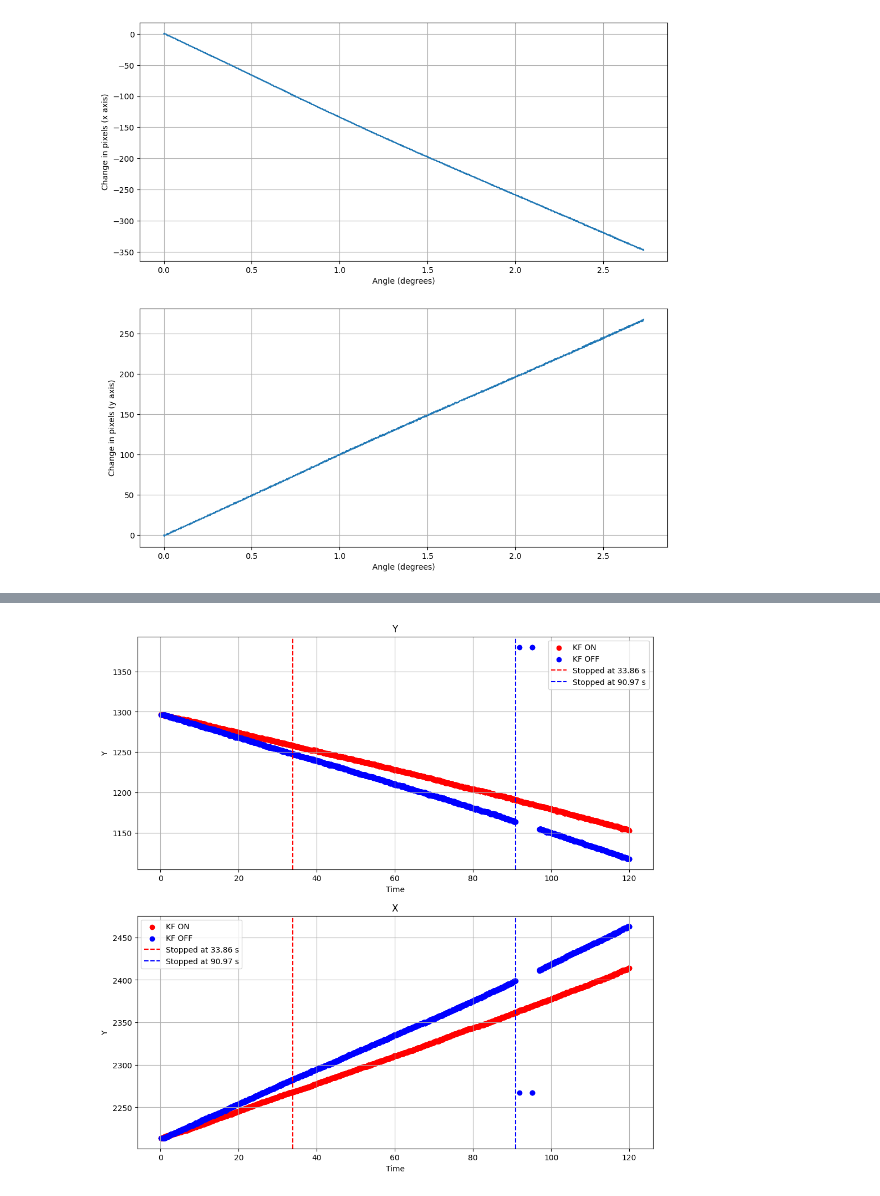
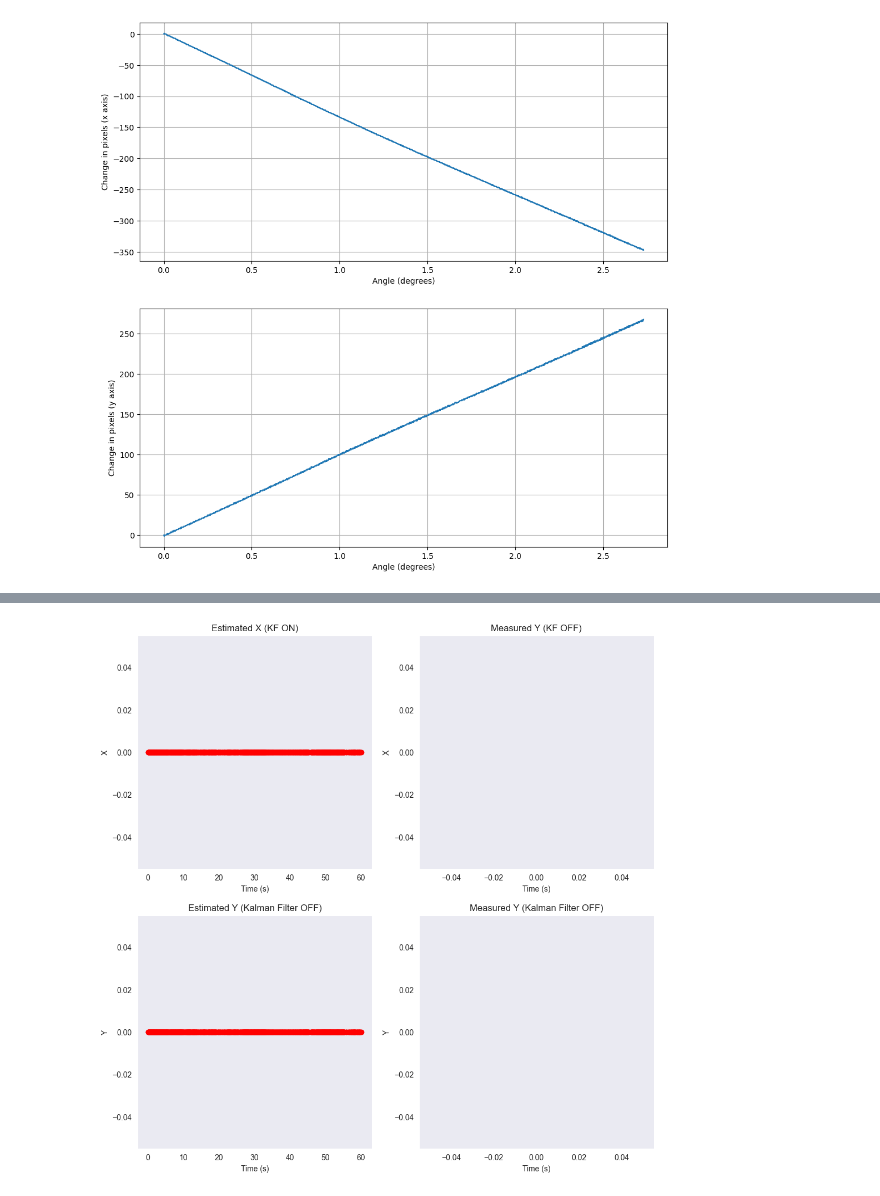
Before and after one commit to Bloodaxe90/Satellite_Tracking, a Jupyter notebook: notebooks/inference.ipynb, the cells around one changed output, grey strips where cells are left out. Cells and saved outputs as stored; diff of their text form; code cells hidden in the pictures.

```diff
--- a/notebooks/inference.ipynb
+++ b/notebooks/inference.ipynb
@@ -751,31 +752,34 @@ Loaded final_tracking.04A_KF1_G120_E32_B2_R(8288, 5640)_S(0, 0)_BC1_FSM0_MOU1_ME
 # %%
-fig, axis = plt.subplots(2, 1, figsize = (12, 12))
-Q1 = results.quantile(0.25)
-Q3 = results.quantile(0.75)
-IQR = Q3 - Q1
+fig, axis = plt.subplots(2, 2, figsize = (12, 12))
 
-results = results[~((results < (Q1 - 1.5 * IQR)) | (results > (Q3 + 1.5 * IQR))).any(axis=1)]
-axis[0].scatter(results["Time"], results["Y"],  color = "r", label = "KF ON")
-axis[0].scatter(baseline_results["Time"], baseline_results["Y"],  color = "b", label = "KF OFF")
+ax1 = axis[0, 0]
+ax1.scatter(results["Time"], results["estimated_X"],  color = "r")
+ax1.set_ylabel("X")
+ax1.set_xlabel("Time (s)")
+ax1.set_title("Estimated X (KF ON)")
+ax1.grid()
 
-axis[0].set_ylabel("Y")
-axis[0].set_xlabel("Time")
-axis[0].set_title("Y")
-axis[0].grid()
-axis[0].axvline(stop_time, color='r', linestyle='--', label=f'Stopped at {stop_time:.2f} s')
-axis[0].axvline(baseline_stop_time, color='b', linestyle='--', label=f'Stopped at {baseline_stop_time:.2f} s')
-axis[0].legend()
+ax2 = axis[0, 1]
+ax2.scatter(results["Time"], results["measured_X"],  color = "b")
+ax2.set_ylabel("X")
+ax2.set_xlabel("Time (s)")
+ax2.set_title("Measured Y (KF OFF)")
+ax2.grid()
 
-axis[1].scatter(results["Time"], results["X"],  color = "r", label = "KF ON")
-axis[1].scatter(baseline_results["Time"], baseline_results["X"],  color = "b", label = "KF OFF")
+ax3 = axis[1, 0]
+ax3.scatter(results["Time"], results["estimated_Y"],  color = "r")
+ax3.set_ylabel("Y")
+ax3.set_xlabel("Time (s)")
+ax3.set_title("Estimated Y (Kalman Filter OFF)")
+ax3.grid()
 
-axis[1].set_ylabel("Y")
-axis[1].set_xlabel("Time")
-axis[1].set_title("X")
-axis[1].grid()
-axis[1].axvline(stop_time, color='r', linestyle='--', label=f'Stopped at {stop_time:.2f} s')
-axis[1].axvline(baseline_stop_time, color='b', linestyle='--', label=f'Stopped at {baseline_stop_time:.2f} s')
-axis[1].legend()
+ax4 = axis[1, 1]
+ax4.scatter(results["Time"], results["measured_Y"],  color = "b")
+ax4.set_ylabel("Y")
+ax4.set_xlabel("Time (s)")
+ax4.set_title("Measured Y (Kalman Filter OFF)")
+ax4.grid()
+
 plt.show()
 # %% [output]
-[figure, old version]
+[figure, new version]
```
Also changed, not shown: parts of 17 cells of this notebook, 17 other files.
